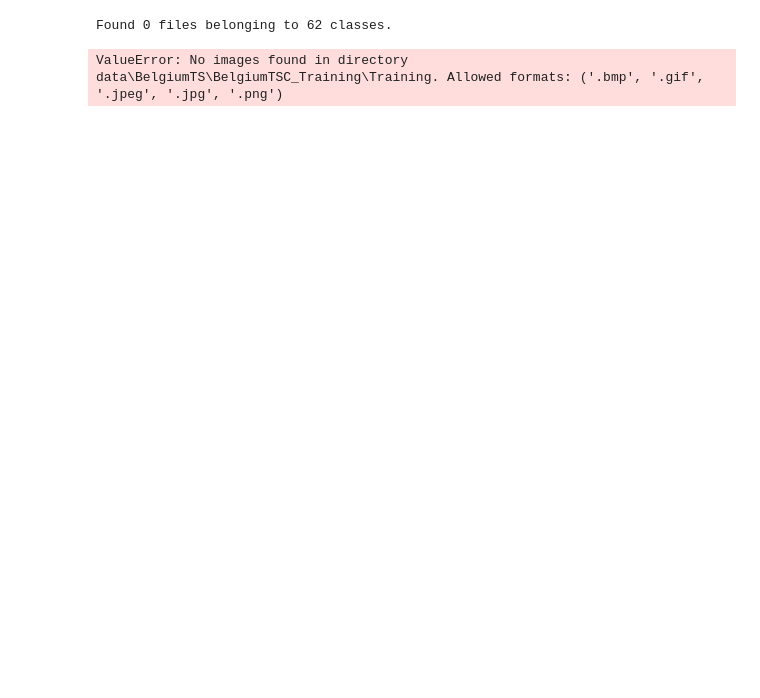
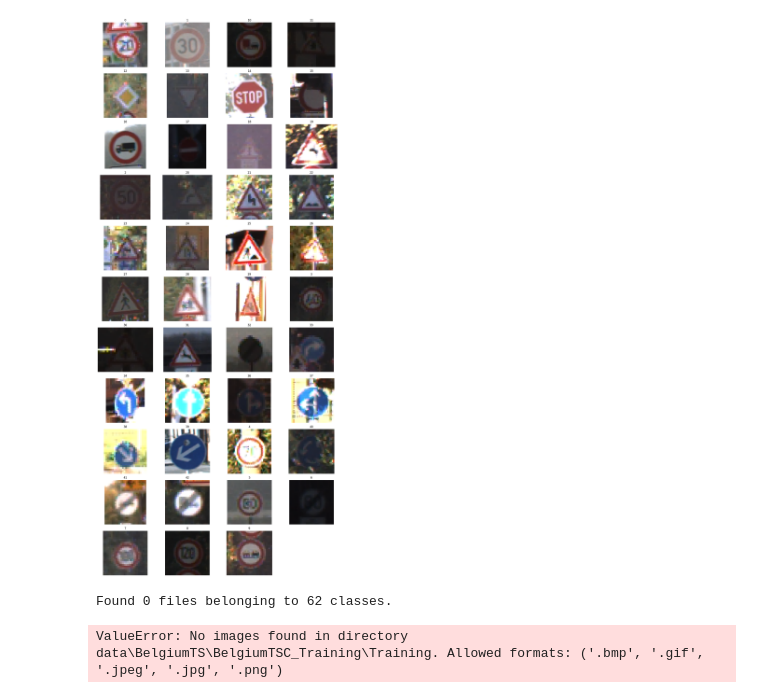
Before and after one commit to fmurciag/TFM, a Jupyter notebook: DB/overview.ipynb, the cells around one changed output. Saved outputs shown, nothing was run; the diff lists cells and outputs as text; code cells hidden in the pictures; blank space fills up the shorter version.

```diff
--- a/DB/overview.ipynb
+++ b/DB/overview.ipynb
@@ -17,3 +1,67 @@ fig, axs = plt.subplots(1, len(clases), figsize=(15, 15))
+# %%
+import os
+import matplotlib.pyplot as plt
+import matplotlib.image as mpimg
+import math
+
+# Ruta al dataset
+dataset_dir = 'DB/data\GTSRB\Train'
+
+# Obtenemos la lista de carpetas (clases)
+clases = [d for d in os.listdir(dataset_dir) if os.path.isdir(os.path.join(dataset_dir, d))]
+
+# Definimos el tamaño de la matriz (filas y columnas)
+num_clases = len(clases)
+cols = 4  # Número de columnas que queremos
+rows = math.ceil(num_clases / cols)  # Calculamos cuántas filas necesitamos
+
+# Creamos una figura con subplots en formato matriz
+fig, axs = plt.subplots(rows, cols, figsize=(15, rows * 3))
+
+# Si solo hay una fila, aseguramos que `axs` sea una lista de ejes
+if rows == 1:
+    axs = [axs]
+
+# Si solo hay una columna, también lo tratamos como una lista
+elif cols == 1:
+    axs = [[ax] for ax in axs]
+
+# Iteramos sobre cada clase y mostramos la primera imagen
+for i, clase in enumerate(clases):
+    # Ruta a la clase
+    clase_dir = os.path.join(dataset_dir, clase)
+
+    # Obtenemos la lista de imágenes en la carpeta (incluyendo .ppm)
+    imagenes = [f for f in os.listdir(clase_dir) if f.endswith(('png', 'jpg', 'jpeg', 'ppm'))]
+
+    # Verificamos si hay imágenes en la carpeta
+    if len(imagenes) > 0:
+        # Obtenemos la primera imagen
+        primera_imagen = imagenes[2]
+
+        # Cargamos y mostramos la imagen
+        img_path = os.path.join(clase_dir, primera_imagen)
+        img = mpimg.imread(img_path)
+
+        # Calculamos la posición de la imagen en la matriz
+        ax = axs[i // cols][i % cols]
+        ax.imshow(img)
+        ax.set_title(clase)
+        ax.axis('off')
+    else:
+        # Si no hay imagen, mostramos un mensaje
+        ax = axs[i // cols][i % cols]
+        ax.set_title(f"{clase}\nSin imagen")
+        ax.axis('off')
+
+# Eliminamos los ejes sobrantes en caso de que no se llenen todas las celdas
+for j in range(i + 1, rows * cols):
+    axs[j // cols][j % cols].axis('off')
+
+plt.tight_layout()
+plt.show()
+# %% [output]
+[figure, added]
 # %%
 # import os
 # from PIL import Image
```
Also changed, not shown: parts of 2 cells of this notebook, 1 other file.
